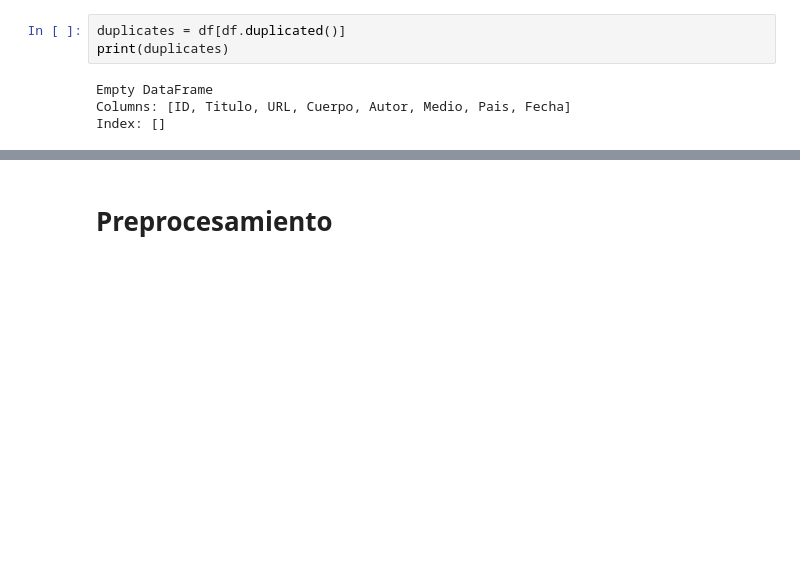
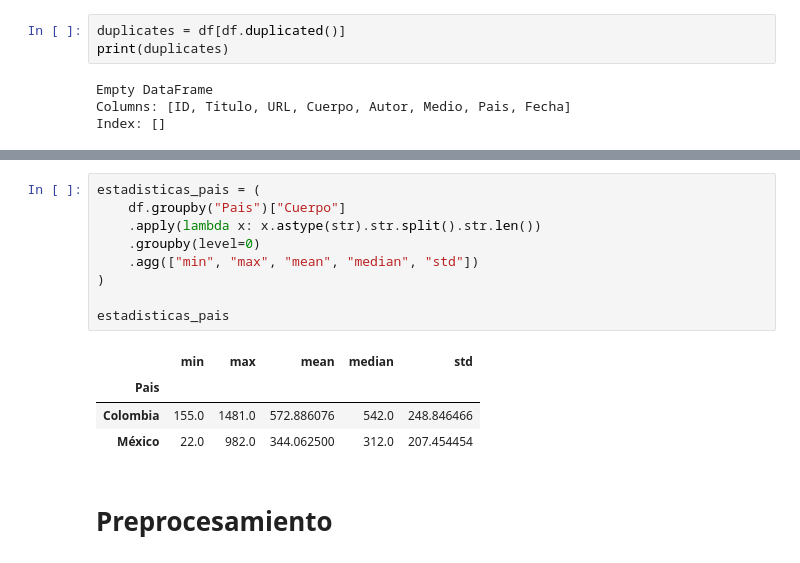
Before and after one commit to Diegopp25/corpus_y_entrenamiento_nlp_migra_venezolana, a Jupyter notebook: Transformation/main_notebook.ipynb, the cells around one changed output, grey strips where cells are left out. Cells and saved outputs as stored; diff of their text form; blank space fills up the shorter version.

```diff
--- a/Transformation/main_notebook.ipynb
+++ b/Transformation/main_notebook.ipynb
@@ -68,3 +186,17 @@ Index: []
+# %%
+estadisticas_pais = (
+    df.groupby("Pais")["Cuerpo"]
+    .apply(lambda x: x.astype(str).str.split().str.len())
+    .groupby(level=0)
+    .agg(["min", "max", "mean", "median", "std"])
+)
+
+estadisticas_pais
+# %% [output]
+|  | min | max | mean | median | std |
+| Pais |  |  |  |  |  |
+| Colombia | 155.0 | 1481.0 | 572.886076 | 542.0 | 248.846466 |
+| México | 22.0 | 982.0 | 344.062500 | 312.0 | 207.454454 |
 # %% [markdown]
 # Preprocesamiento
 # %% [markdown]
```
Also changed, not shown: parts of 16 cells of this notebook.
